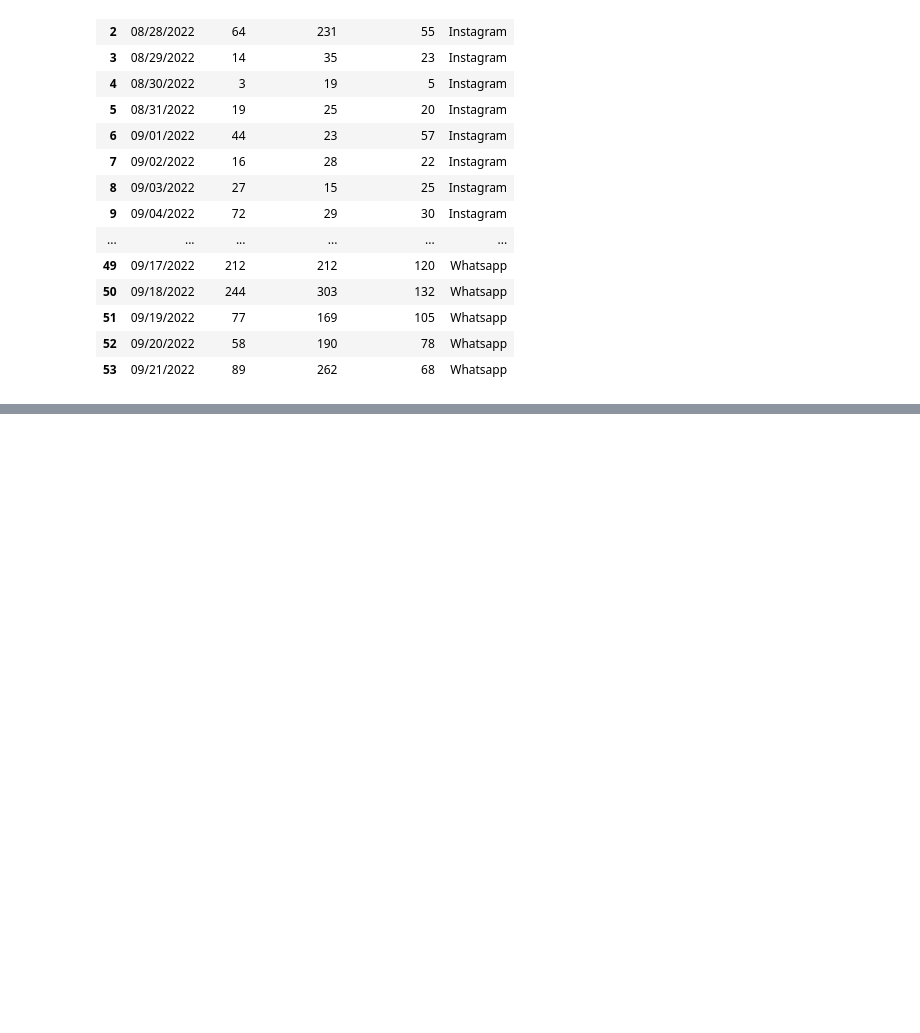
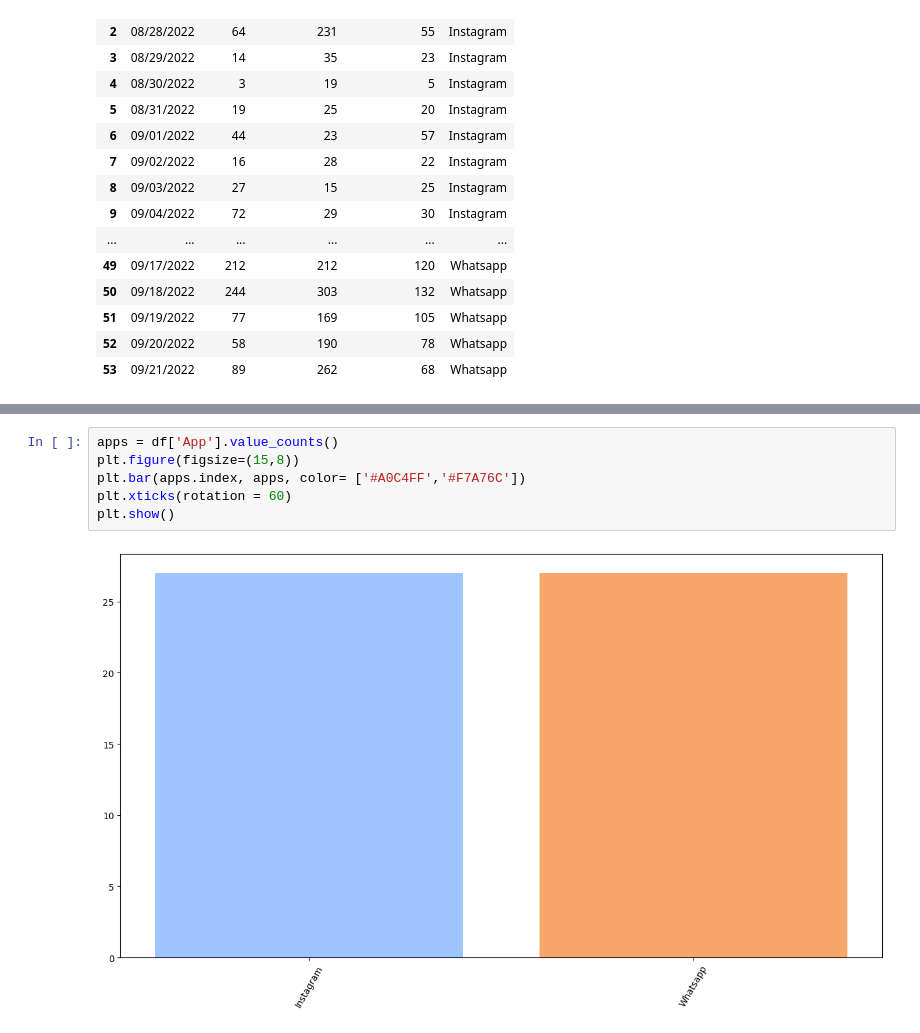
Before and after one commit to dikshya98/Data-Science, a Jupyter notebook: Iphone_Data_Analysis.ipynb, the cells around one changed output, grey strips where cells are left out. Cells and saved outputs as stored; diff of their text form; blank space fills up the shorter version.

```diff
--- a/Iphone_Data_Analysis.ipynb
+++ b/Iphone_Data_Analysis.ipynb
@@ -79,0 +98,8 @@ figure.show()
+# %%
+apps = df['App'].value_counts()
+plt.figure(figsize=(15,8))
+plt.bar(apps.index, apps, color= ['#A0C4FF','#F7A76C'])
+plt.xticks(rotation = 60)
+plt.show()
+# %% [output]
+[figure, added]
```
Also changed, not shown: parts of 2 cells of this notebook.
